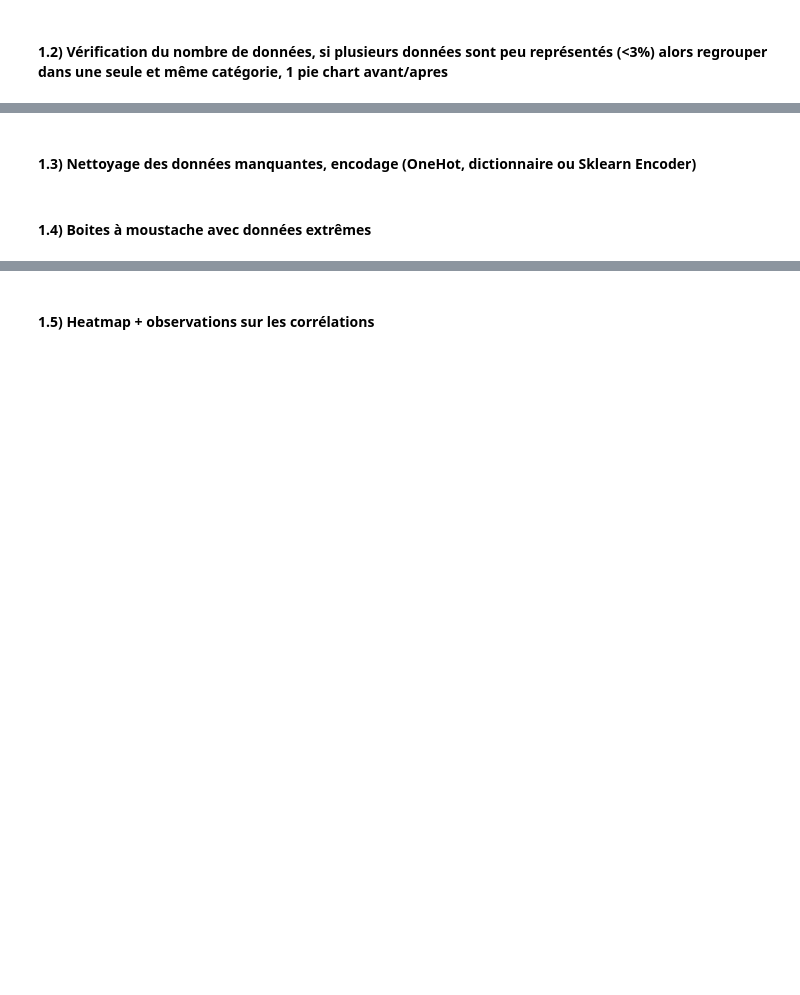
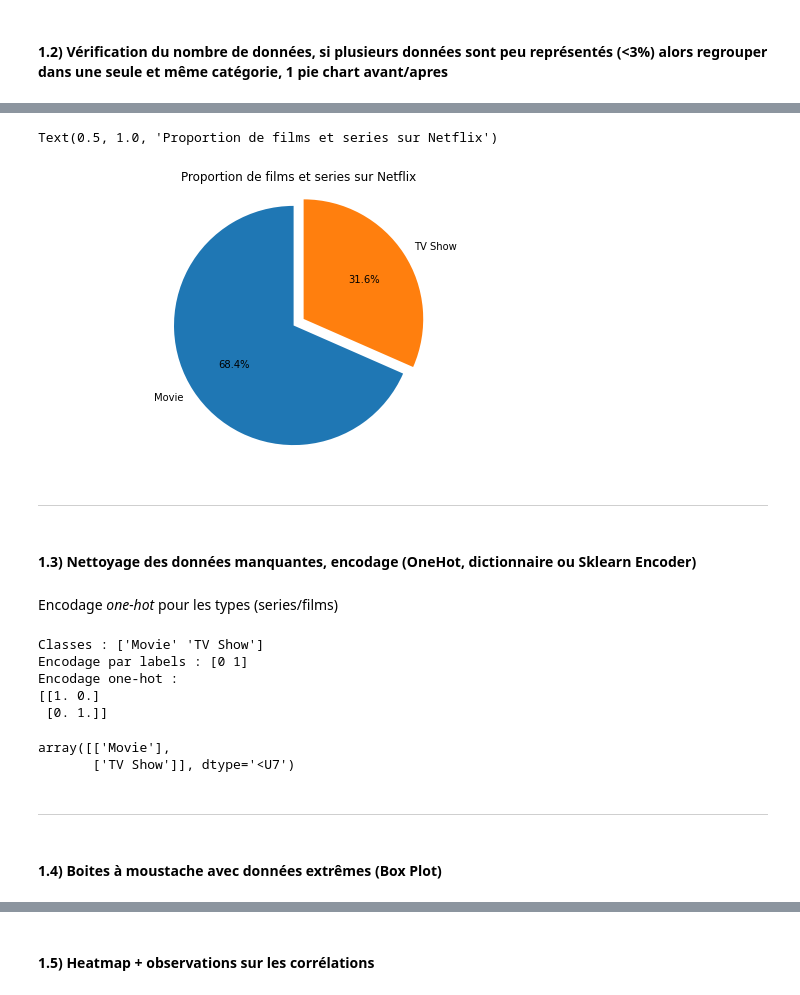
Before and after one commit to BaptisteHurel/Python, a Jupyter notebook: Mini Projet/Intro ML.ipynb, the cells around one changed output, grey strips where cells are left out. Drawn from its saved outputs; the diff is of its cells as text; code cells hidden in the pictures; blank space fills up the shorter version.

```diff
--- a/Mini Projet/Intro ML.ipynb
+++ b/Mini Projet/Intro ML.ipynb
@@ -113,2 +151,16 @@ TypeError: pie() got an unexpected keyword argument 'y'
+# %%
+type_diag=films.type.value_counts()/films.type.value_counts().sum()
+#pays_diag=films.country.value_counts()/films.country.value_counts().sum()
+
+fig =plt.figure(figsize=(20,5))
+ax1 = fig.add_subplot(1,2,1)
+ax1.pie(x=type_diag, explode=(0,0.1), labels=['Movie','TV Show'], autopct='%1.1f%%', startangle=90)
+ax1.axis('equal')
+ax1.set_title("Proportion de films et series sur Netflix")
+# %% [output]
+Text(0.5, 1.0, 'Proportion de films et series sur Netflix')
+[figure, added]
+# %% [markdown]
+---------------------------------------------------------------------------------------------------------------------------
 # %% [markdown]
 #### 1.3) Nettoyage des données manquantes, encodage (OneHot, dictionnaire ou Sklearn Encoder)
@@ -115,2 +172,30 @@ TypeError: pie() got an unexpected keyword argument 'y'
+# %% [markdown]
+Encodage *one-hot* pour les types (series/films)
+# %%
+X = np.asarray([ ["Movie"], ["TV Show"]])
+# Création de l'objet Label Encoder
+label_encoder = LabelEncoder()
+X_labels = label_encoder.fit_transform(X)
+print("Classes :", label_encoder.classes_)
+print("Encodage par labels :", X_labels)
+# Redimensionnement matriciel
+X_labels = X_labels.reshape(len(X_labels), 1)
+# Objet One Hot Encoder
+one_hot_encoder = OneHotEncoder(sparse=False)
+print("Encodage one-hot :")
+print(one_hot_encoder.fit_transform(X_labels))
+# %% [output]
+Classes : ['Movie' 'TV Show']
+Encodage par labels : [0 1]
+Encodage one-hot :
+[[1. 0.]
+ [0. 1.]]
+# %%
+X
+# %% [output]
+array([['Movie'],
+       ['TV Show']], dtype='<U7')
+# %% [markdown]
+---------------------------------------------------------------------------------------------------------------------------
 # %% [markdown]
-#### 1.4) Boites à moustache avec données extrêmes
+#### 1.4) Boites à moustache avec données extrêmes  (Box Plot)
```
Also changed, not shown: parts of 57 cells of this notebook.
